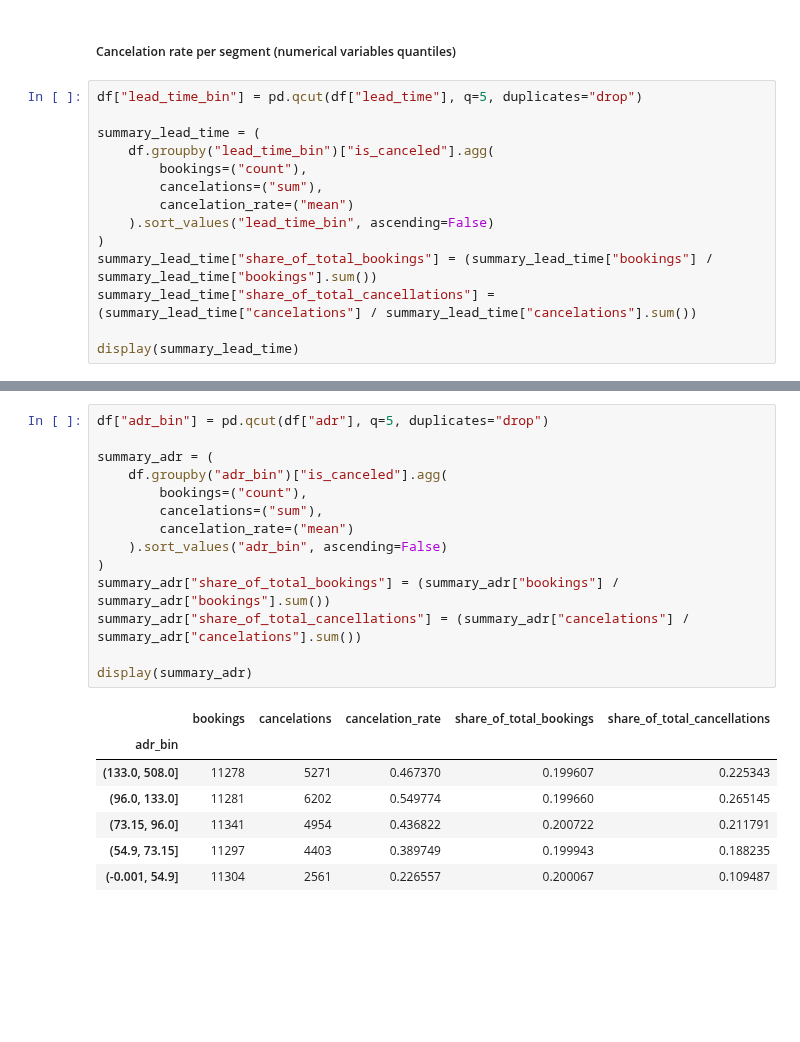
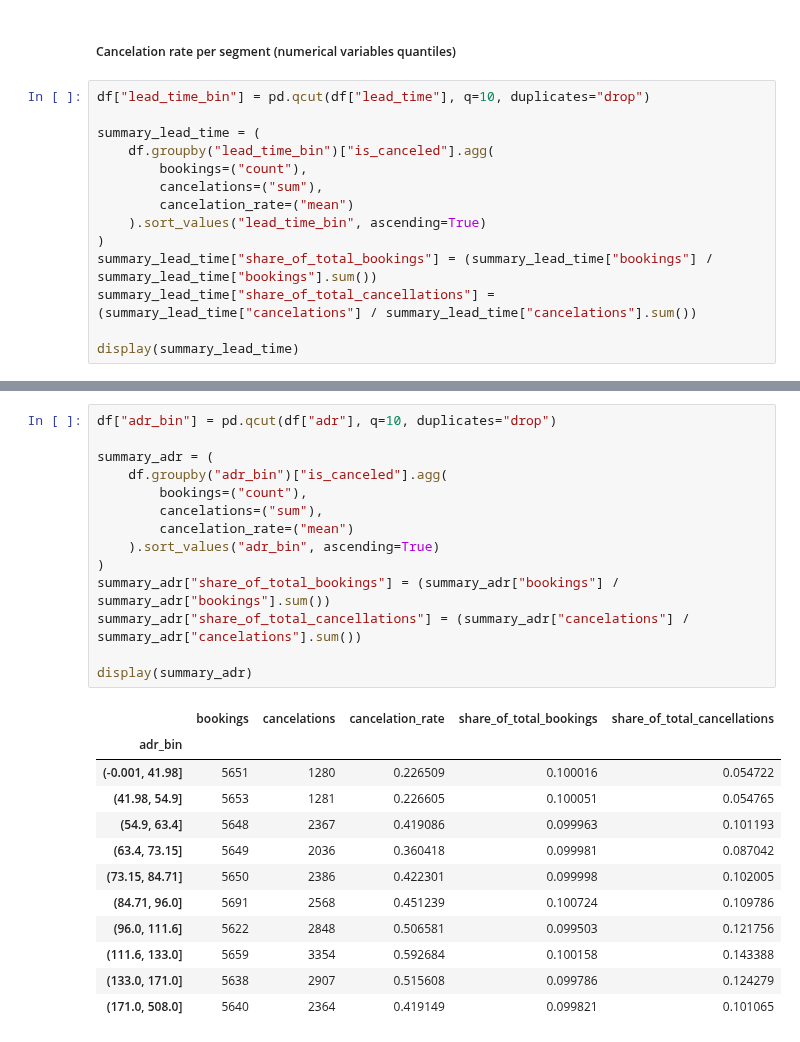
Before and after one commit to maxenceperon/Taller1_Felipe_Maxence_Ciencia_de_datos, a Jupyter notebook: eda.ipynb, the cells around one changed output, grey strips where cells are left out. Cells and saved outputs as stored; diff of their text form; blank space fills up the shorter version.

```diff
--- a/eda.ipynb
+++ b/eda.ipynb
@@ -187,14 +187,14 @@ display(summary_market)
 # %% [markdown]
 ##### Cancelation rate per segment (numerical variables quantiles)
 # %%
-df["lead_time_bin"] = pd.qcut(df["lead_time"], q=5, duplicates="drop")
+df["lead_time_bin"] = pd.qcut(df["lead_time"], q=10, duplicates="drop")
 
 summary_lead_time = (
     df.groupby("lead_time_bin")["is_canceled"].agg(
         bookings=("count"),
         cancelations=("sum"),
         cancelation_rate=("mean")
-    ).sort_values("lead_time_bin", ascending=False)
+    ).sort_values("lead_time_bin", ascending=True)
 )
 summary_lead_time["share_of_total_bookings"] = (summary_lead_time["bookings"] / summary_lead_time["bookings"].sum())
 summary_lead_time["share_of_total_cancellations"] = (summary_lead_time["cancelations"] / summary_lead_time["cancelations"].sum())
@@ -211,22 +250,27 @@ display(summary_lead_time)
 # %%
-df["adr_bin"] = pd.qcut(df["adr"], q=5, duplicates="drop")
+df["adr_bin"] = pd.qcut(df["adr"], q=10, duplicates="drop")
 
 summary_adr = (
     df.groupby("adr_bin")["is_canceled"].agg(
         bookings=("count"),
         cancelations=("sum"),
         cancelation_rate=("mean")
-    ).sort_values("adr_bin", ascending=False)
+    ).sort_values("adr_bin", ascending=True)
 )
 summary_adr["share_of_total_bookings"] = (summary_adr["bookings"] / summary_adr["bookings"].sum())
 summary_adr["share_of_total_cancellations"] = (summary_adr["cancelations"] / summary_adr["cancelations"].sum())
 
 display(summary_adr)
 # %% [output]
 |  | bookings | cancelations | cancelation_rate | share_of_total_bookings | share_of_total_cancellations |
 | adr_bin |  |  |  |  |  |
-| (133.0, 508.0] | 11278 | 5271 | 0.467370 | 0.199607 | 0.225343 |
-| (96.0, 133.0] | 11281 | 6202 | 0.549774 | 0.199660 | 0.265145 |
-| (73.15, 96.0] | 11341 | 4954 | 0.436822 | 0.200722 | 0.211791 |
-| (54.9, 73.15] | 11297 | 4403 | 0.389749 | 0.199943 | 0.188235 |
-| (-0.001, 54.9] | 11304 | 2561 | 0.226557 | 0.200067 | 0.109487 |
+| (-0.001, 41.98] | 5651 | 1280 | 0.226509 | 0.100016 | 0.054722 |
+| (41.98, 54.9] | 5653 | 1281 | 0.226605 | 0.100051 | 0.054765 |
+| (54.9, 63.4] | 5648 | 2367 | 0.419086 | 0.099963 | 0.101193 |
+| (63.4, 73.15] | 5649 | 2036 | 0.360418 | 0.099981 | 0.087042 |
+| (73.15, 84.71] | 5650 | 2386 | 0.422301 | 0.099998 | 0.102005 |
+| (84.71, 96.0] | 5691 | 2568 | 0.451239 | 0.100724 | 0.109786 |
+| (96.0, 111.6] | 5622 | 2848 | 0.506581 | 0.099503 | 0.121756 |
+| (111.6, 133.0] | 5659 | 3354 | 0.592684 | 0.100158 | 0.143388 |
+| (133.0, 171.0] | 5638 | 2907 | 0.515608 | 0.099786 | 0.124279 |
+| (171.0, 508.0] | 5640 | 2364 | 0.419149 | 0.099821 | 0.101065 |
```
Also changed, not shown: parts of 3 cells of this notebook.
